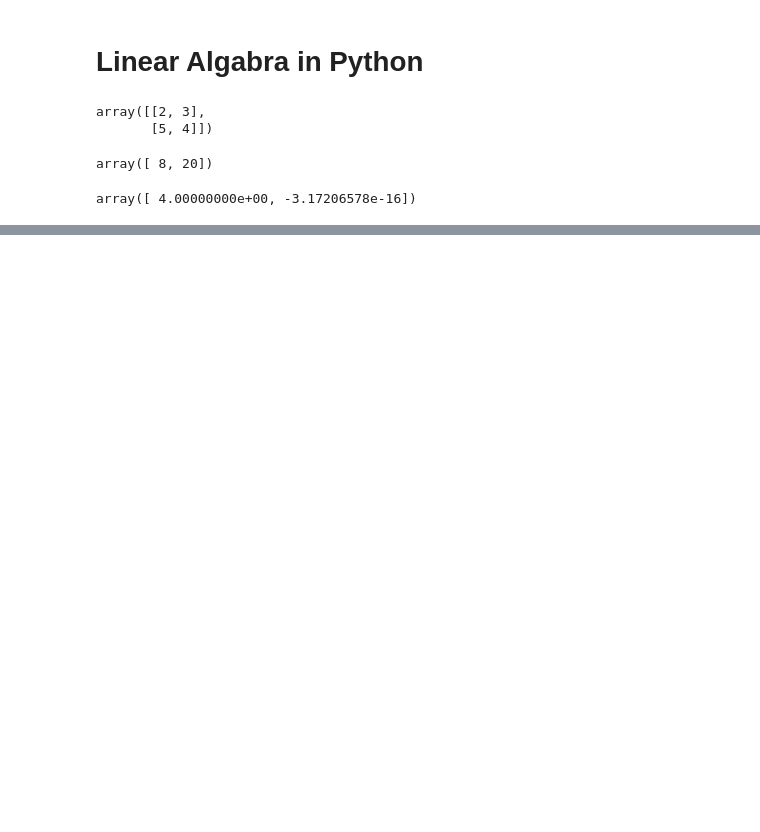
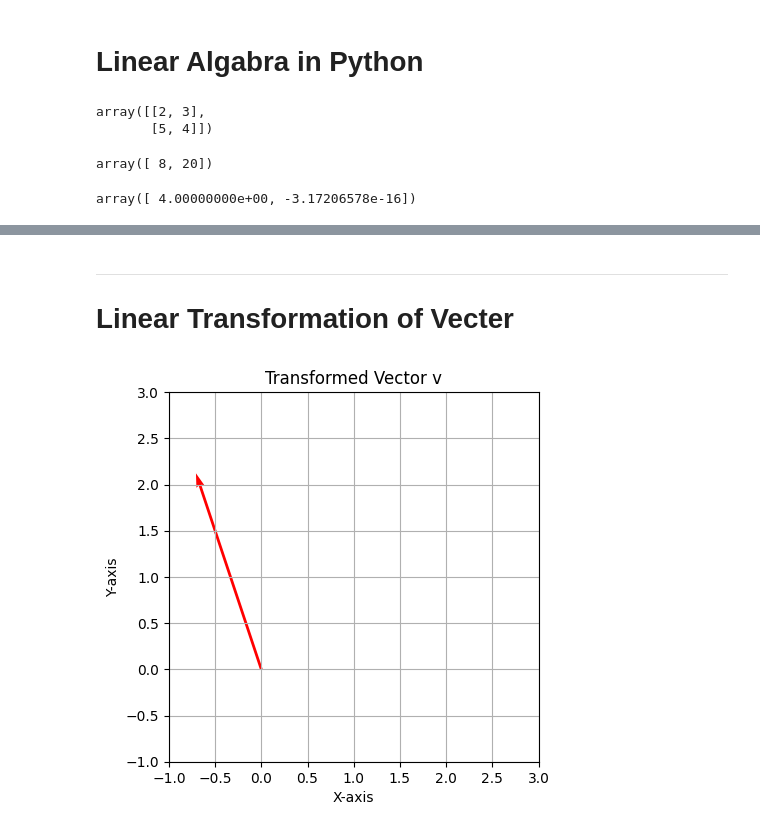
Before and after one commit to faisalramzan77/Data_Science_Course, a Jupyter notebook: 07_Mathemathics/01_Linear_ALgebra.ipynb, the cells around one changed output, grey strips where cells are left out. Saved outputs shown, nothing was run; the diff lists cells and outputs as text; code cells hidden in the pictures; blank space fills up the shorter version.

```diff
--- a/07_Mathemathics/01_Linear_ALgebra.ipynb
+++ b/07_Mathemathics/01_Linear_ALgebra.ipynb
@@ -25,0 +69,23 @@ array([ 4.00000000e+00, -3.17206578e-16])
+# %% [markdown]
+------------
+# Linear Transformation of Vecter
+# %%
+# Define the rotation matrix for 45 degrees rotation
+theta = np.radians(45)  # Convert degrees to radians
+rotation_matrix = np.array([[np.cos(theta), -np.sin(theta)],
+                              [np.sin(theta), np.cos(theta)]])
+# apply the transformation
+v_transformed = np.dot(rotation_matrix, v)
+
+# plotting the transformed vector
+plt.quiver(0, 0, v_transformed[0], v_transformed[1], angles='xy', scale_units='xy', scale=1, color='r')
+plt.xlim(-1, 3)
+plt.ylim(-1, 3)
+plt.grid()
+plt.xlabel('X-axis')
+plt.ylabel('Y-axis')
+plt.title('Transformed Vector v')
+plt.gca().set_aspect('equal', adjustable='box')
+plt.show()
+# %% [output]
+[figure, added]
```
Also changed, not shown: parts of 10 cells of this notebook.
